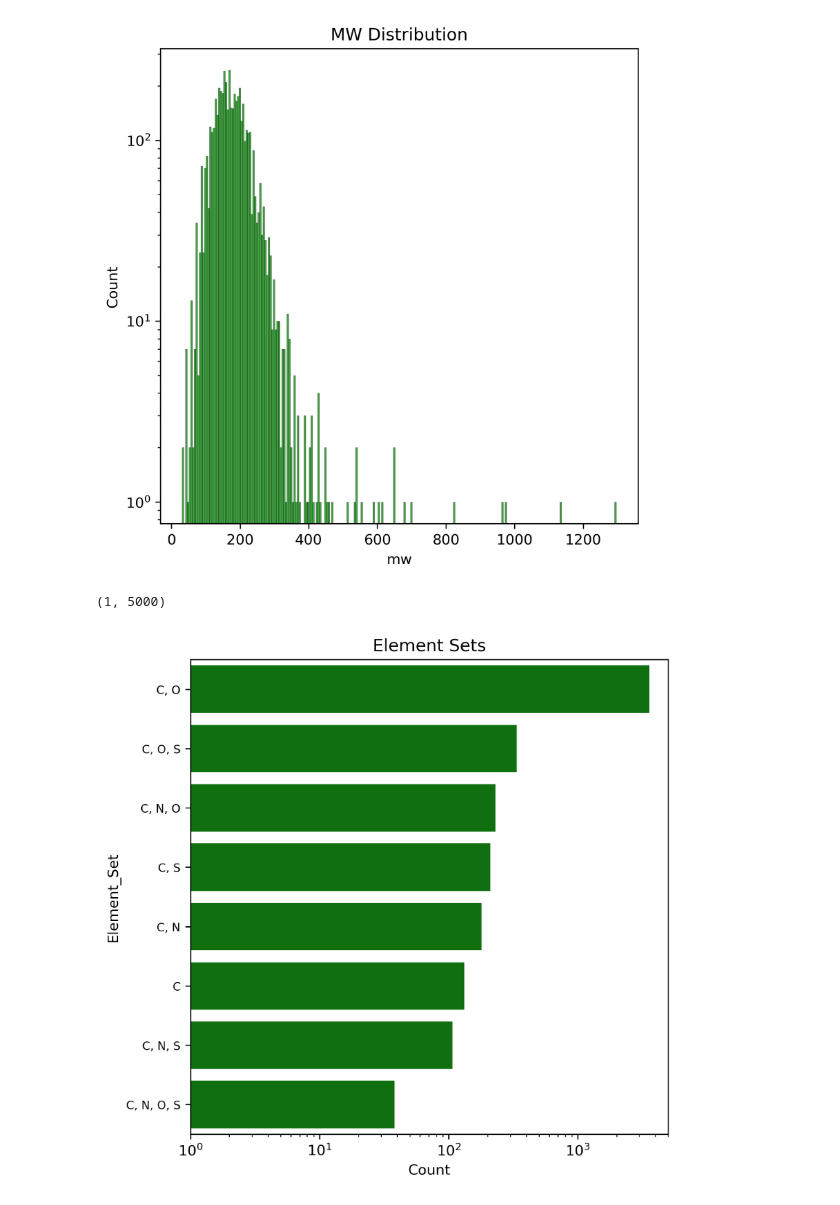
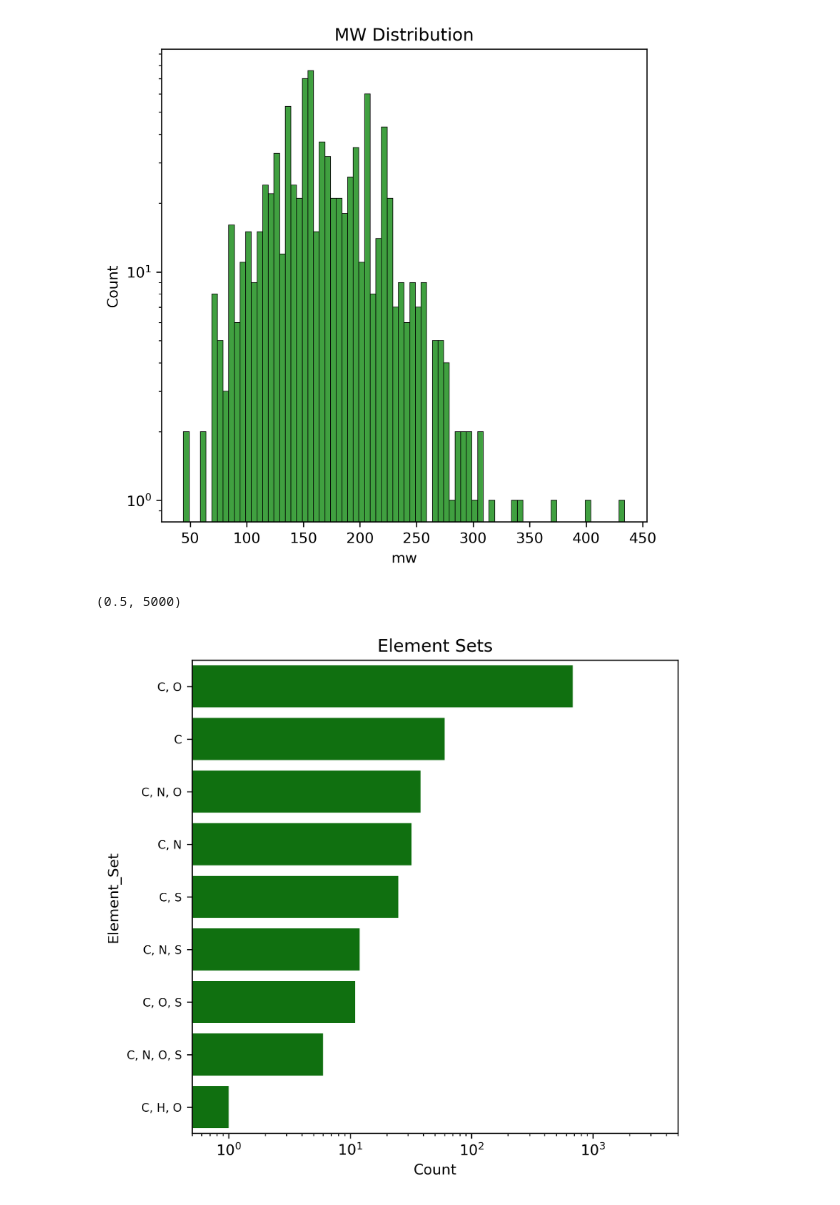
Before and after one commit to chemcognition-lab/dreamix, a Jupyter notebook: datasets/dataset_cleaner.ipynb, the cells around one changed output. Drawn from its saved outputs; the diff is of its cells as text; code cells hidden in the pictures.

Commit message:
Repaired dataset cleaners and processors

```diff
--- a/datasets/dataset_cleaner.ipynb
+++ b/datasets/dataset_cleaner.ipynb
@@ -104,24 +14,0 @@ def purge_salts_and_multimolecule(smiles):
-# %%
-df = pd.read_csv("gs-lf/curated_GS_LF_merged_4983.csv")
-
-df.rename(columns={'nonStereoSMILES': "IsomericSMILES"}, inplace=True)
-
-descriptor_list = df.columns[2:]
-
-df['contains_undesirable_elements'] = df['IsomericSMILES'].apply(contains_undesirable_elements)
-print(f"Total undesirable element SMILES removed: {len(df[df['contains_undesirable_elements'] == True])}")
-
-df_filtered = df[~df['contains_undesirable_elements']].copy()
-
-df_filtered = remove_low_count_columns(df=df_filtered, column_list=descriptor_list, threshold=20)
-
-df_filtered['salt_or_multimolecule'] = df_filtered['IsomericSMILES'].apply(purge_salts_and_multimolecule)
-print(f"Total salts and multimolecules removed: {len(df_filtered[df_filtered['salt_or_multimolecule'] == True])}")
-
-df_filtered = df_filtered[~df_filtered['salt_or_multimolecule']]
-
-df_filtered = remove_molecular_weights(df=df_filtered, column_list=descriptor_list, lower=20, higher=9999)
-
-df_final = df_filtered.drop(columns=['contains_undesirable_elements', 'rdkit', 'mw', 'salt_or_multimolecule'])
-
-df_final.to_csv("gs-lf/gs-lf_combined.csv", index=False)
@@ -150,0 +194,11 @@ Total salts and multimolecules removed: 45
+# %%
+file_df = pd.read_csv("file_cleaning_features.csv")
+file_df.loc[file_df['dataset'] == "keller_2016", 'unclean'] = "keller_2016/keller_2016_unclean_processed.csv"
+keller_df = pd.read_csv("keller_2016/keller_2016_unclean_processed.csv")
+file_df.loc[file_df['dataset'] == "keller_2016", 'label_columns'] = str(keller_df.columns[:-4].to_list())
+
+file_df.loc[file_df['dataset'] == "abraham_2012", 'label_columns'] = str(['Log (1/ODT)'])
+
+file_df.loc[file_df['dataset'] == "mayhew_2022", 'label_columns'] = str(['Odor'])
+
+regression_datasets = file_df[file_df['task'] == 'regression']['dataset'].to_list()
@@ -151,4 +305,7 @@ Total salts and multimolecules removed: 45
 # %%
+df_filtered['rdkit'] = df_filtered.apply(lambda row: Chem.MolFromSmiles(row['IsomericSMILES']), axis=1)
+df_filtered['mw'] = df_filtered.apply(lambda row: ExactMolWt(row['rdkit']), axis=1)
+
 fig, ax = plt.subplots(1,1, figsize=(6,6), dpi=300)
 g = sns.histplot(df_filtered['mw'], ax=ax, binwidth=5, color='green')
 ax.set_title("MW Distribution")
@@ -156,7 +313,7 @@ ax.set_title("MW Distribution")
 g.set_yscale("log")
 #ax.set_ylim([0, 100])
 # %% [output]
-[figure, old version]
+[figure, new version]
 # %%
 def get_elements(smiles):
     mol = Chem.MolFromSmiles(smiles)
@@ -164,33 +321,33 @@ def get_elements(smiles):
         elements = {atom.GetSymbol() for atom in mol.GetAtoms()}
         return tuple(sorted(elements))
     else:
         return []
 
 df_filtered['Element_Sets'] = df_filtered['IsomericSMILES'].apply(get_elements)
 
 # Create a Counter to count the occurrences of each set of elements
 element_set_counts = Counter(df_filtered['Element_Sets'])
 
 element_set_counts_df = pd.DataFrame(
     list(element_set_counts.items()),
     columns=['Element_Set', 'Count']
 )
 
 # Convert tuple to string for better plotting
 element_set_counts_df['Element_Set'] = element_set_counts_df['Element_Set'].apply(lambda x: ', '.join(x))
 
 fig, ax = plt.subplots(1,1, figsize=(6,6), dpi=300)
 g = sns.barplot(data=element_set_counts_df.sort_values('Count', ascending=False), y='Element_Set', x='Count', color='green', ax=ax, orient="h")
 
 g.set_xscale("log")
 
 ax.set_title("Element Sets")
 
 # Rotate the x-axis labels for better readability
 #plt.yticks(rotation=90, ha='center', size=6)
 plt.yticks(size=8)
 
-ax.set_xlim([1,5000])
+ax.set_xlim([0.5,5000])
 # %% [output]
-(1, 5000)
+(0.5, 5000)
-[figure, old version]
+[figure, new version]
```
Also changed, not shown: parts of 10 cells of this notebook, 23 other files.
